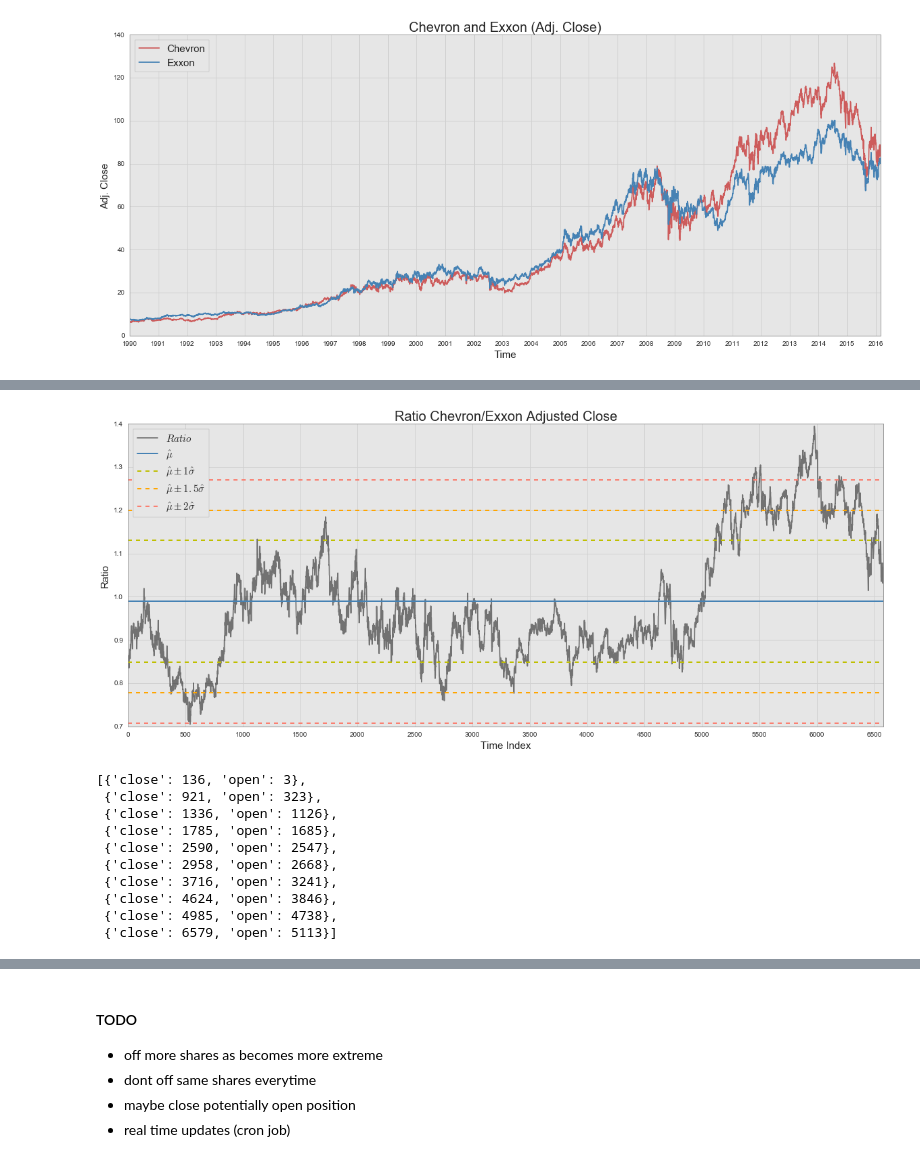
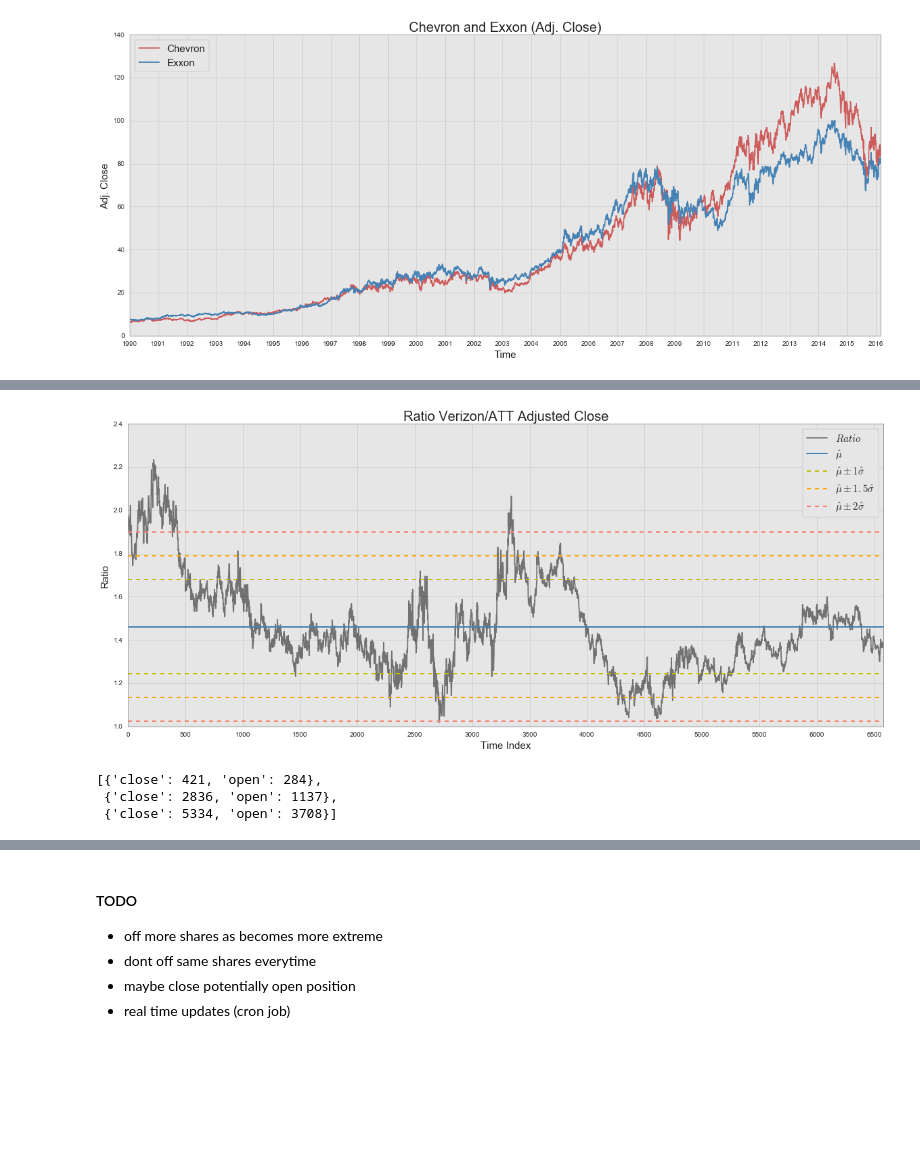
Before and after one commit to bbahmany/quant-finance, a Jupyter notebook: pairs-trading.ipynb, the cells around one changed output, grey strips where cells are left out. Drawn from its saved outputs; the diff is of its cells as text; code cells hidden in the pictures; blank space fills up the shorter version.

```diff
--- a/pairs-trading.ipynb
+++ b/pairs-trading.ipynb
@@ -102,6 +108,6 @@ def plot_ratio(ratio, name, deviations=[1], positions=[]):
 
     plt.legend(loc='best', prop={'size':15}, frameon=True);
 # %%
-plot_ratio(pairs['CVX/XOM'], name='Chevron/Exxon', deviations=[1,1.5,2])
+plot_ratio(pairs['VZ/T'], name='Verizon/ATT', deviations=[1,1.5,2])
 # %% [output]
-[figure, old version]
+[figure, new version]
@@ -158,16 +166,9 @@ def identify_all_positions(ratio, k, start=0):
 
     return positions
 # %%
-identify_all_positions(pairs['CVX/XOM'], 1)
+identify_all_positions(pairs['PEP/KO'], 1)
 # %% [output]
-[{'close': 136, 'open': 3},
- {'close': 921, 'open': 323},
- {'close': 1336, 'open': 1126},
- {'close': 1785, 'open': 1685},
- {'close': 2590, 'open': 2547},
- {'close': 2958, 'open': 2668},
- {'close': 3716, 'open': 3241},
- {'close': 4624, 'open': 3846},
- {'close': 4985, 'open': 4738},
- {'close': 6579, 'open': 5113}]
+[{'close': 421, 'open': 284},
+ {'close': 2836, 'open': 1137},
+ {'close': 5334, 'open': 3708}]
 # %%
```
Also changed, not shown: parts of 20 cells of this notebook, 2 other files.
